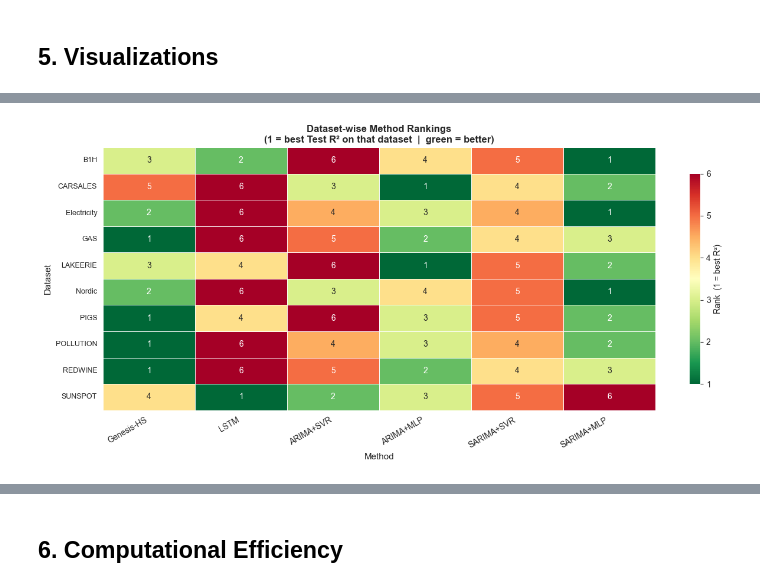
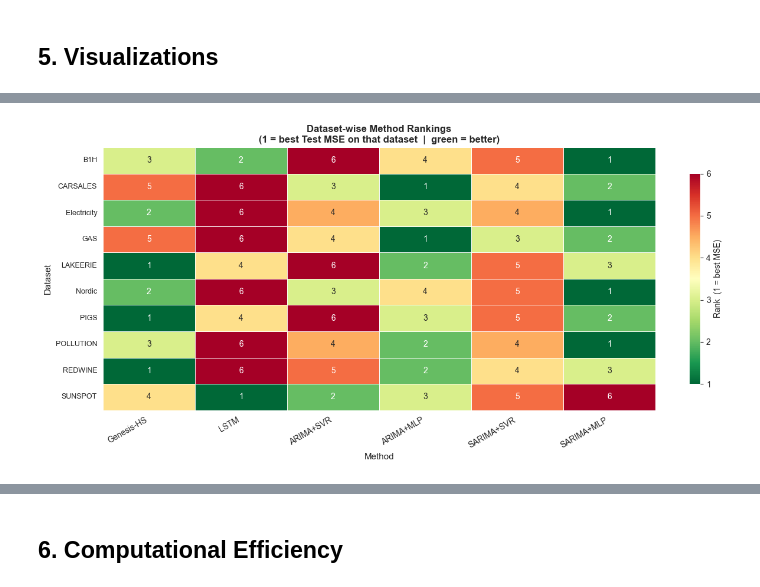
Before and after one commit to HenriqueSabino/RegressorGE, a Jupyter notebook: analysis.ipynb, the cells around one changed output, grey strips where cells are left out. Saved outputs shown, nothing was run; the diff lists cells and outputs as text; code cells hidden in the pictures.

```diff
--- a/analysis.ipynb
+++ b/analysis.ipynb
@@ -119,9 +119,9 @@ datasets     = sorted(ge_agg.index.tolist())
 
 print("Methods  :", METHOD_ORDER)
 print("Datasets :", datasets)
-print("\nAggregated R² per dataset:")
+print("\nAggregated MSE per dataset:")
 for m, agg in all_agg.items():
-    vals = [f"{agg.loc[d,'r2_test']:+.3f}" for d in datasets]
+    vals = [f"{agg.loc[d,'mse_test']:.4f}" for d in datasets]
     print(f"  {m:12s}: {' '.join(vals)}")
 # %% [output]
 Methods  : ['Genesis-HS', 'LSTM', 'ARIMA+SVR', 'ARIMA+MLP', 'SARIMA+SVR', 'SARIMA+MLP']
@@ -137,11 +137,7 @@ Aggregated R² per dataset:
 # %%
-# ── Build performance matrices (10 datasets × 6 methods) ────────────────────
-perf_matrix_r2   = pd.DataFrame(
-    {m: agg.loc[datasets, 'r2_test']   for m, agg in all_agg.items()},
-    index=datasets,
-)
-perf_matrix_rmse = pd.DataFrame(
-    {m: agg.loc[datasets, 'rmse_test'] for m, agg in all_agg.items()},
+# ── Build performance matrices (10 datasets × 6 methods) — MSE only ─────────
+perf_matrix_mse  = pd.DataFrame(
+    {m: agg.loc[datasets, 'mse_test']  for m, agg in all_agg.items()},
     index=datasets,
 )
 perf_matrix_time = pd.DataFrame(
@@ -149,8 +145,6 @@ perf_matrix_time = pd.DataFrame(
     index=datasets,
 )
 
-print("Performance matrix — Test R² (mean per dataset):")
-print(perf_matrix_r2.round(4).to_string())
-print("\nPerformance matrix — Test RMSE:")
-print(perf_matrix_rmse.round(4).to_string())
+print("Performance matrix — Test MSE (mean per dataset):")
+print(perf_matrix_mse.round(4).to_string())
 # %% [output]
@@ -278,11 +268,11 @@ Cohen's d : 0.6974  (medium effect size)
 # %% [markdown]
 ## 3. Rankings (Demšar 2006 Framework)
 # %%
-# Rank methods within each dataset (rank 1 = best R²)
-rank_matrix = perf_matrix_r2.rank(axis=1, ascending=False, method='average')
+# Rank methods within each dataset (rank 1 = best MSE, i.e. lowest MSE)
+rank_matrix = perf_matrix_mse.rank(axis=1, ascending=True, method='average')
 mean_ranks  = rank_matrix.mean().sort_values()
 
-print("MEAN RANKS ACROSS DATASETS (R²  —  lower = better)")
+print("MEAN RANKS ACROSS DATASETS (MSE — lower rank = better)")
 print("=" * 60)
 for method, rank in mean_ranks.items():
     bar = "█" * int(rank * 4)
@@ -516,29 +499,29 @@ Pairs with bold border are statistically significantly different (p < 0.05)
 # %%
 # ── (3) Dataset-wise Rank Heatmap ────────────────────────────────────────────
 rank_display = rank_matrix[METHOD_ORDER]
 
 fig, ax = plt.subplots(figsize=(13, 6))
 sns.heatmap(
     rank_display,
     annot=True,
     fmt='.0f',
     cmap='RdYlGn_r',
     vmin=1,
     vmax=len(METHOD_ORDER),
     ax=ax,
     linewidths=0.5,
     linecolor='white',
-    cbar_kws={'label': 'Rank  (1 = best R²)', 'shrink': 0.8},
+    cbar_kws={'label': 'Rank  (1 = best MSE)', 'shrink': 0.8},
 )
 ax.set_title(
-    'Dataset-wise Method Rankings\n(1 = best Test R² on that dataset  |  green = better)',
+    'Dataset-wise Method Rankings\n(1 = best Test MSE on that dataset  |  green = better)',
     fontsize=12, fontweight='bold')
 ax.set_xlabel('Method', fontsize=11)
 ax.set_ylabel('Dataset', fontsize=11)
 ax.set_xticklabels(METHOD_ORDER, rotation=30, ha='right', fontsize=10)
 ax.set_yticklabels(datasets, rotation=0, fontsize=9)
 plt.tight_layout()
 plt.show()
 # %% [output]
-[figure, old version]
+[figure, new version]
 # %%
```
Also changed, not shown: parts of 16 cells of this notebook, 2 other files.
